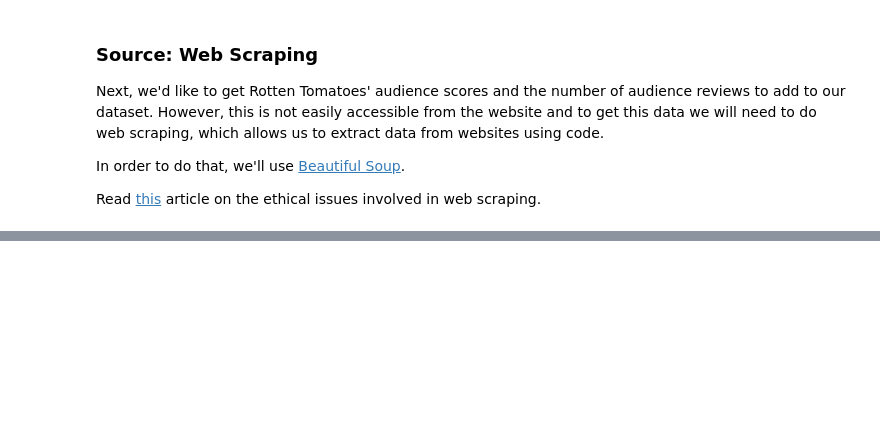
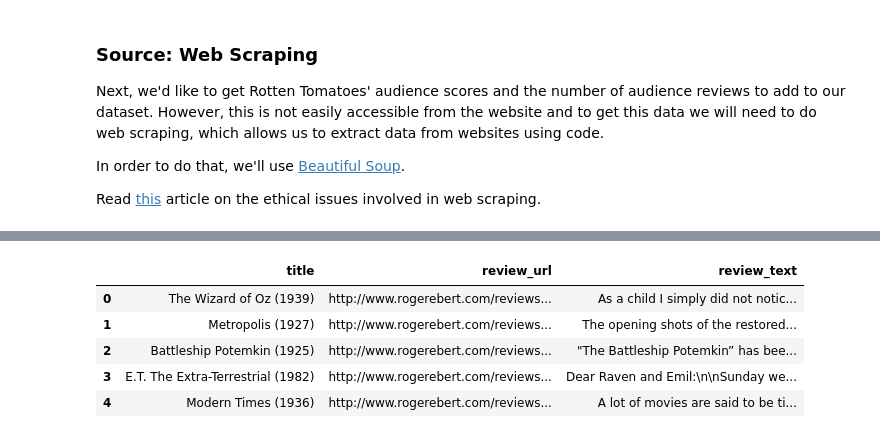
Before and after one commit to tharcyla/data-wrangling, a Jupyter notebook: 02_Gathering-Data.ipynb, the cells around one changed output, grey strips where cells are left out. Cells and saved outputs as stored; diff of their text form; code cells hidden in the pictures; blank space fills up the shorter version.

```diff
--- a/02_Gathering-Data.ipynb
+++ b/02_Gathering-Data.ipynb
@@ -52,0 +247,4 @@ Read [this](https://medium.com/towards-data-science/ethics-in-web-scraping-b96b1
+# %%
+folder_name = 'support-files/02_Gathering-Data/ebert_reviews'
+if not os.path.exists(folder_name):
+    os.makedirs(folder_name)
@@ -52,0 +344,11 @@ Read [this](https://medium.com/towards-data-science/ethics-in-web-scraping-b96b1
+# %%
+# iterate through the url list
+for url in ebert_review_urls:
+
+    # create the request
+    response = requests.get(url)
+
+    # access the content and write to a file
+    with open(os.path.join(folder_name,
+                          url.split('/')[-1]), mode='wb') as file:
+        file.write(response.content)
@@ -52,0 +372,26 @@ Read [this](https://medium.com/towards-data-science/ethics-in-web-scraping-b96b1
+# %%
+# glob is especially useful if I have different file formats in this folder
+
+df_list =[]
+for ebert_review in glob.glob('support-files/02_Gathering-Data/ebert_reviews/*.txt'):
+    with open(ebert_review, encoding='utf-8') as file:
+        title = file.readline()[:-1]
+        review_url = file.readline()[:-1]
+        review_text = file.read()
+
+        # append to list of dictionaries
+        df_list.append({'title': title,
+                       'review_url': review_url,
+                       'review_text': review_text})
+# %%
+# create dataframe
+df = pd.DataFrame(df_list, columns=['title', 'review_url', 'review_text'])
+# %%
+df.head()
+# %% [output]
+|  | title | review_url | review_text |
+| 0 | The Wizard of Oz (1939) | http://www.rogerebert.com/reviews... | As a child I simply did not notic... |
+| 1 | Metropolis (1927) | http://www.rogerebert.com/reviews... | The opening shots of the restored... |
+| 2 | Battleship Potemkin (1925) | http://www.rogerebert.com/reviews... | "The Battleship Potemkin” has bee... |
+| 3 | E.T. The Extra-Terrestrial (1982) | http://www.rogerebert.com/reviews... | Dear Raven and Emil:\n\nSunday we... |
+| 4 | Modern Times (1936) | http://www.rogerebert.com/reviews... | A lot of movies are said to be ti... |
```
Also changed, not shown: parts of 68 cells of this notebook.
